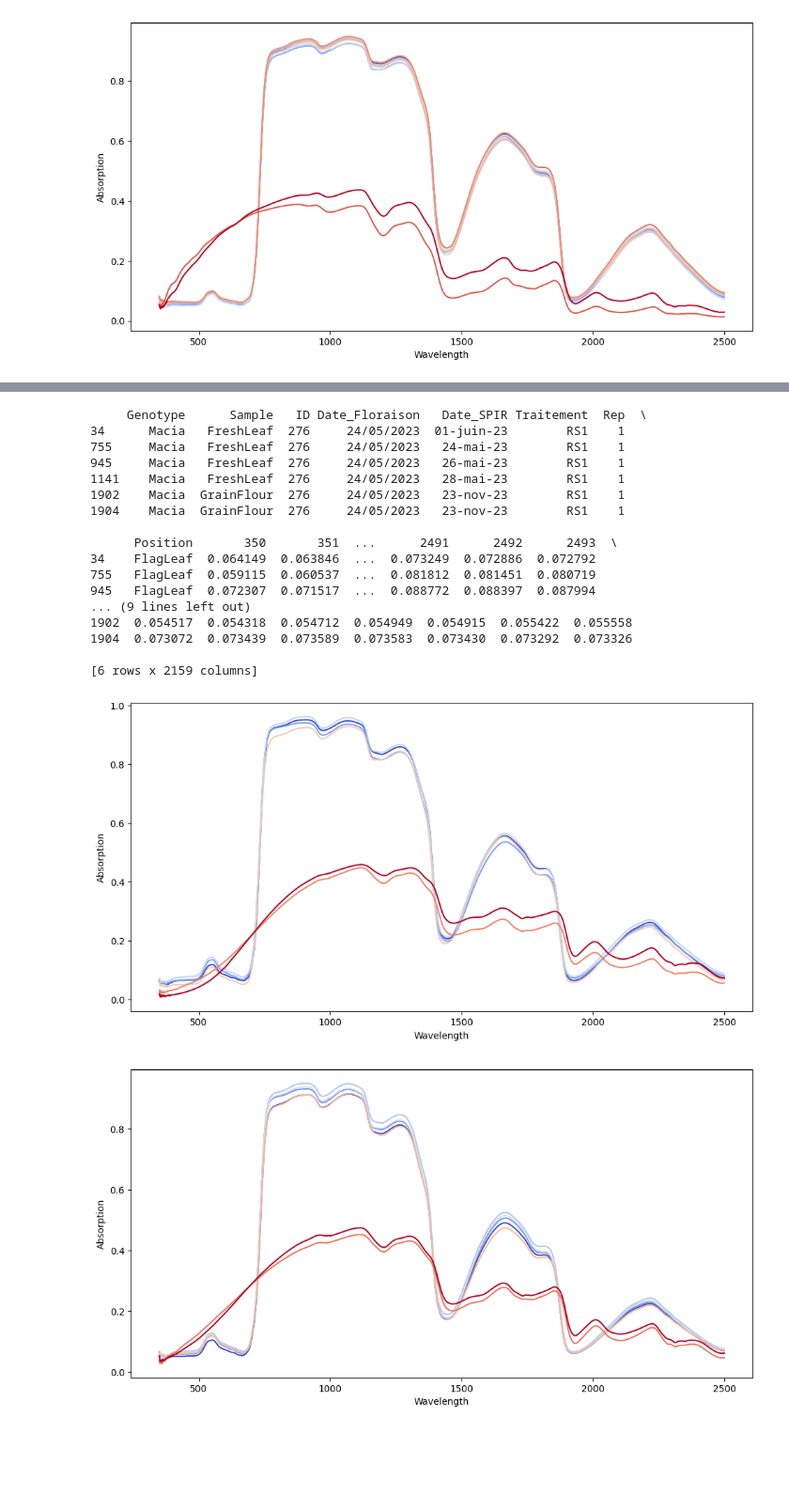
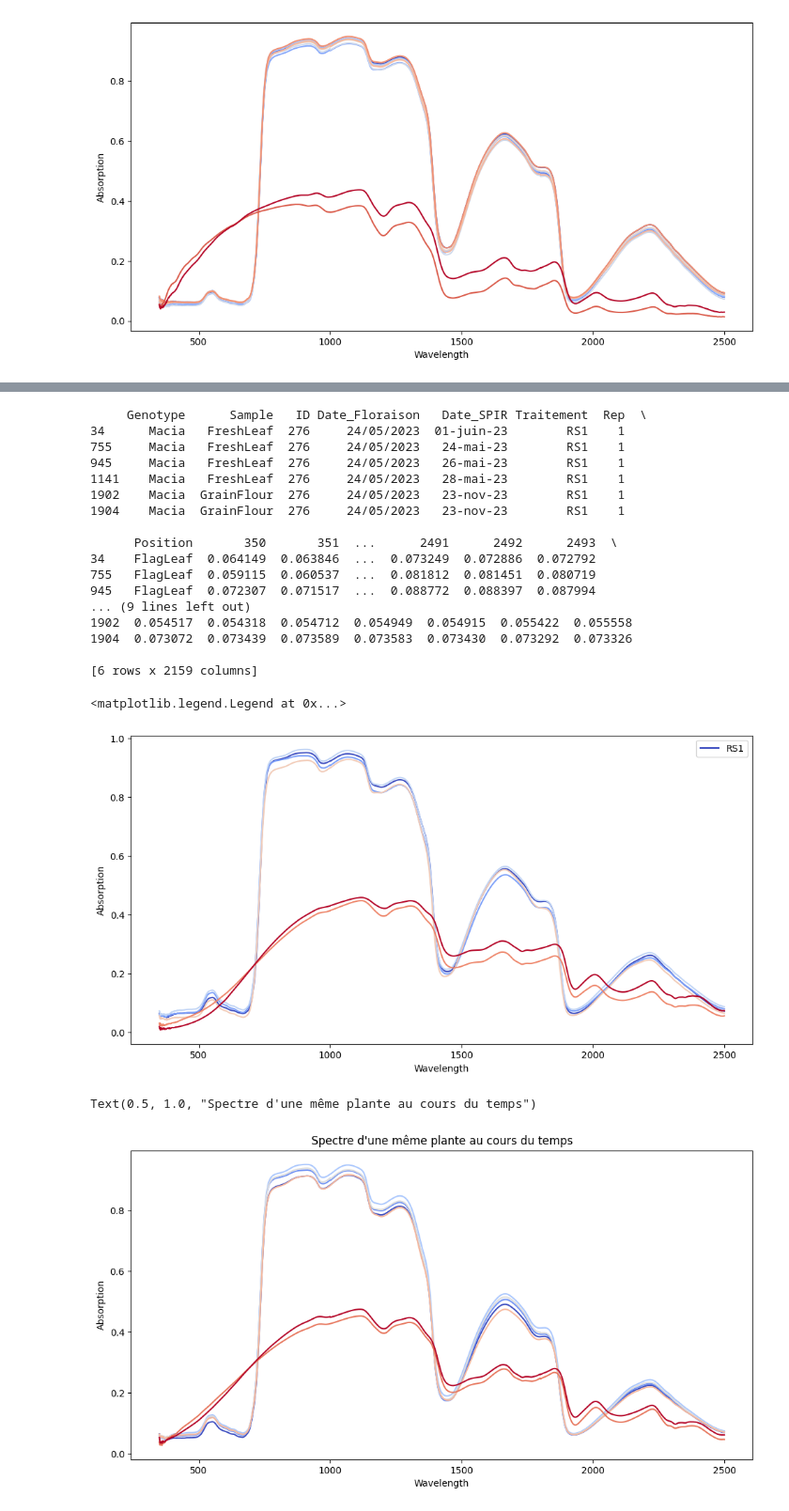
Before and after one commit to lucastabary/PIDR_RICOCHET, a Jupyter notebook: same_plant_viz.ipynb, the cells around one changed output, grey strips where cells are left out. Shown at 94% size. Drawn from its saved outputs; the diff is of its cells as text; code cells hidden in the pictures; blank space fills up the shorter version.

```diff
--- a/same_plant_viz.ipynb
+++ b/same_plant_viz.ipynb
@@ -130,6 +181,22 @@ num_curves = len(x_data_control)
 colors = cm.get_cmap('coolwarm', num_curves)
 for idx, k in enumerate(x_data_control):
     fill.plot(wavelength, k, color=colors(idx))
+
+# utiliser la date de chaque mesure comme label (détection automatique de la colonne date)
+date_col = None
+for c in RS1_plante.columns:
+    if any(x in c.lower() for x in ['date','jour','day','timestamp']):
+        date_col = c
+        break
+if date_col is None:
+    if 'Rep' in RS1_plante.columns:
+        dates = RS1_plante['Rep'].astype(str).tolist()
+    else:
+        dates = [str(i) for i in range(num_curves)]
+else:
+    dates = RS1_plante[date_col].astype(str).tolist()
+legend_elements = [Line2D([0], [0], color=colors(i), lw=2, label=dates[i]) for i in range(min(num_curves, len(dates)))]
+fill.legend(handles=legend_elements, loc='upper right')
 # %% [output]
      Genotype      Sample   ID Date_Floraison   Date_SPIR Traitement  Rep  \
 34      Macia   FreshLeaf  276     24/05/2023  01-juin-23        RS1    1
@@ -148,29 +215,47 @@ for idx, k in enumerate(x_data_control):
 1904  0.073072  0.073439  0.073589  0.073583  0.073430  0.073292  0.073326
 
 [6 rows x 2159 columns]
+<matplotlib.legend.Legend at 0x...>
-[figure, old version]
+[figure, new version]
 # %%
 #RS2
 RS2_plantes = data.drop(data[data.Rep>=2].index)
 RS2_plantes = RS2_plantes.loc[data["Traitement"]=="RS2",:]
 ID_count = RS2_plantes["ID"].value_counts()
 ID_indexes = ID_count.index.to_list() # range dans une liste la liste des index pour lequel la plante a le plus de valeur
 
 RS2_plante = RS2_plantes[RS2_plantes.ID == ID_indexes[0]]
 
 ##ploting
 wavelength = [i for i in range(350,2501)]
 x_data_control= RS2_plante.loc[:,"350":"2500"].to_numpy()
 
 plt.figure(figsize=(12,6))
 plt.xlabel("Wavelength")
 plt.ylabel("Absorption")
 fill = plt.subplot()
 
 import matplotlib.cm as cm
 num_curves = len(x_data_control)
 colors = cm.get_cmap('coolwarm', num_curves)
 for idx, k in enumerate(x_data_control):
     fill.plot(wavelength, k, color=colors(idx))
+
+# utiliser la date de chaque mesure comme label (détection automatique de la colonne date)
+date_col = None
+for c in RS2_plante.columns:
+    if any(x in c.lower() for x in ['date','jour','day','timestamp']):
+        date_col = c
+        break
+if date_col is None:
+    if 'Rep' in RS2_plante.columns:
+        dates = RS2_plante['Rep'].astype(str).tolist()
+    else:
+        dates = [str(i) for i in range(num_curves)]
+else:
+    dates = RS2_plante[date_col].astype(str).tolist()
+
+fill.set_title("Spectre d'une même plante au cours du temps")
 # %% [output]
+Text(0.5, 1.0, "Spectre d'une même plante au cours du temps")
-[figure, old version]
+[figure, new version]
```
Also changed, not shown: parts of 4 cells of this notebook, 3 other files.
